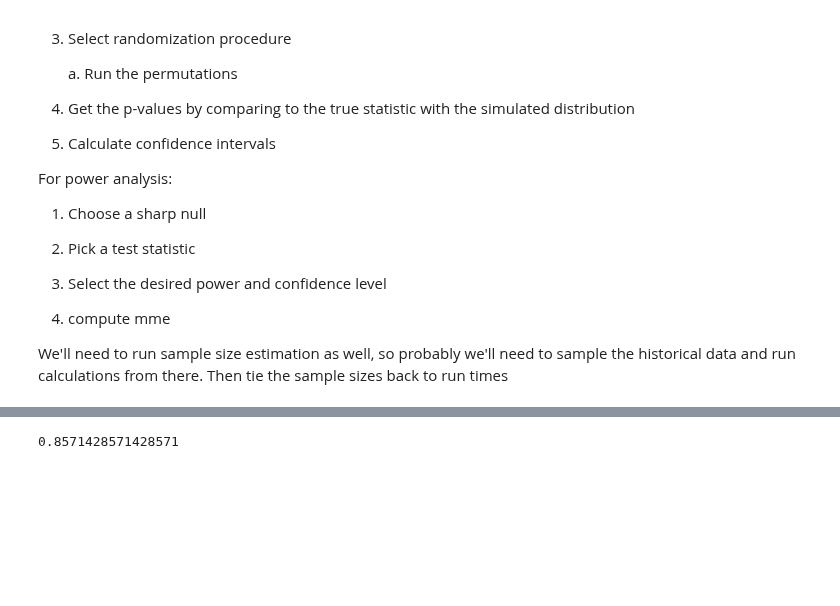
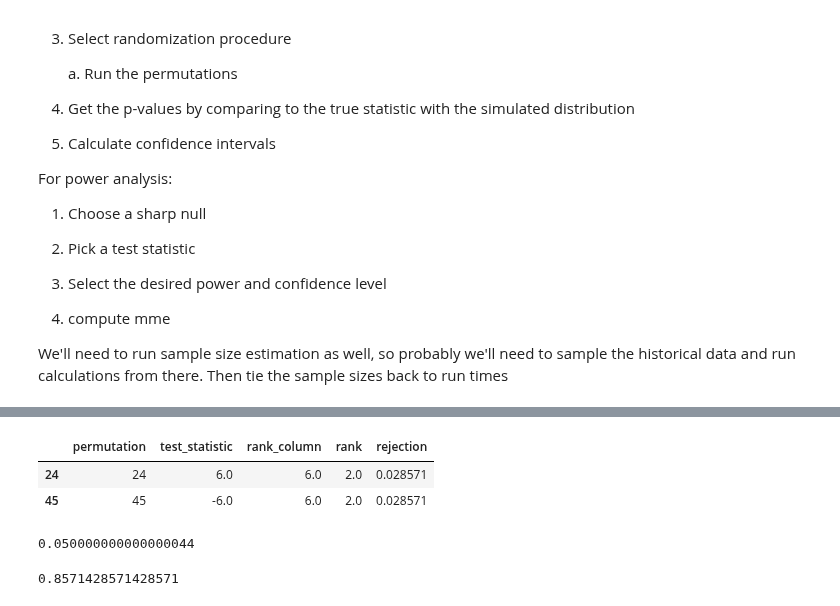
Before and after one commit to dokeeffe87/stats_utils, a Jupyter notebook: notebooks/scratch_work/dev_randomization_inference.ipynb, the cells around one changed output, grey strips where cells are left out. Drawn from its saved outputs; the diff is of its cells as text; code cells hidden in the pictures; blank space fills up the shorter version.

```diff
--- a/notebooks/scratch_work/dev_randomization_inference.ipynb
+++ b/notebooks/scratch_work/dev_randomization_inference.ipynb
@@ -731,3 +781,20 @@ Found {0} distinct assignment combinations. All combinations will be simulated.
+# %%
+df_rank = test_run.df_sims.copy()
+# %%
+df_rank['rejection'] = df_rank['rank'] / df_rank.shape[0]
+# %%
+rejection_edge = df_rank.loc[(df_rank['rejection'] <= (1 - confidence))]['rejection'].max()
+rejection_edge_values = df_rank.loc[(df_rank['rejection'] == rejection_edge)]
+# %%
+rejection_edge_values
+# %% [output]
+|  | permutation | test_statistic | rank_column | rank | rejection |
+| 24 | 24 | 6.0 | 6.0 | 2.0 | 0.028571 |
+| 45 | 45 | -6.0 | 6.0 | 2.0 | 0.028571 |
+# %%
+1 - confidence
+# %% [output]
+0.050000000000000044
 # %%
 test_run.p_val
 # %% [output]
```
Also changed, not shown: parts of 3 cells of this notebook, 1 other file.
